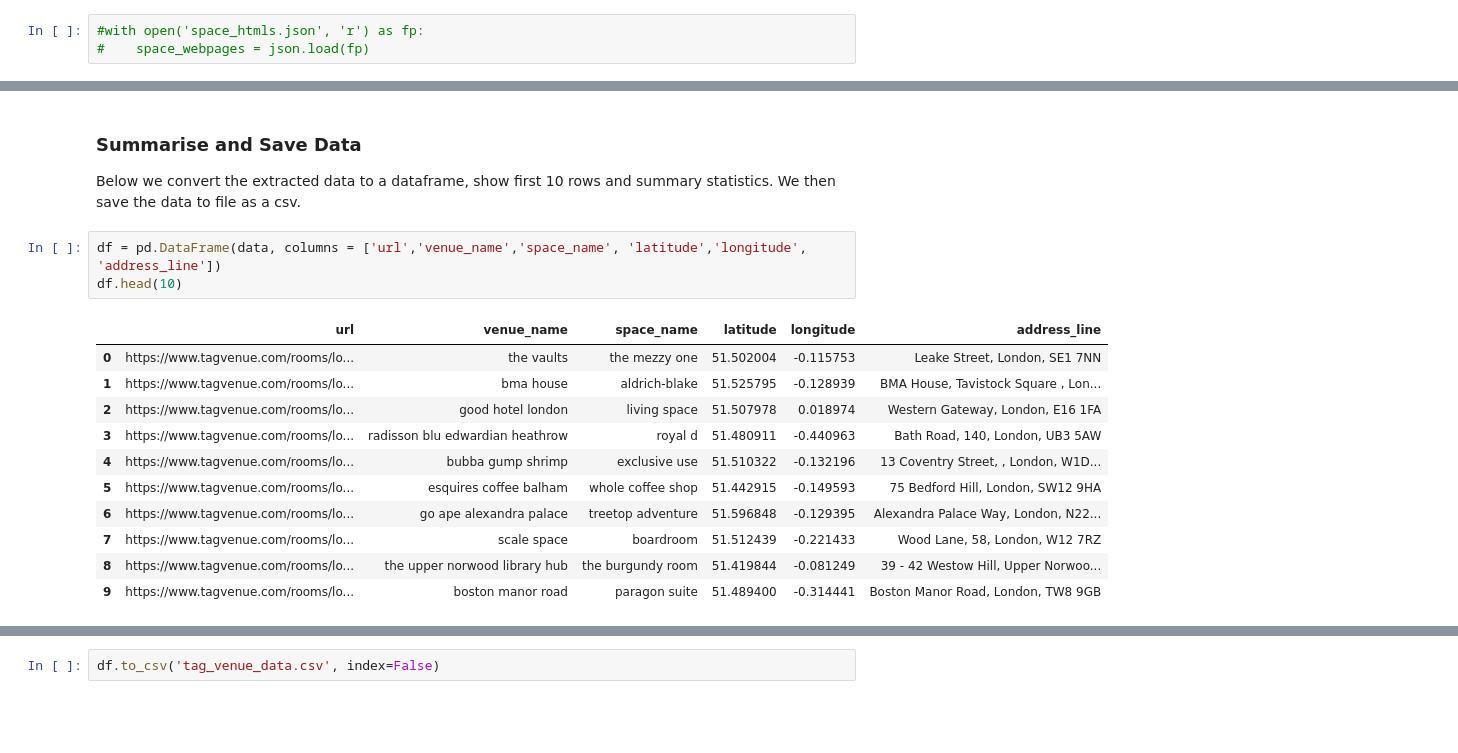
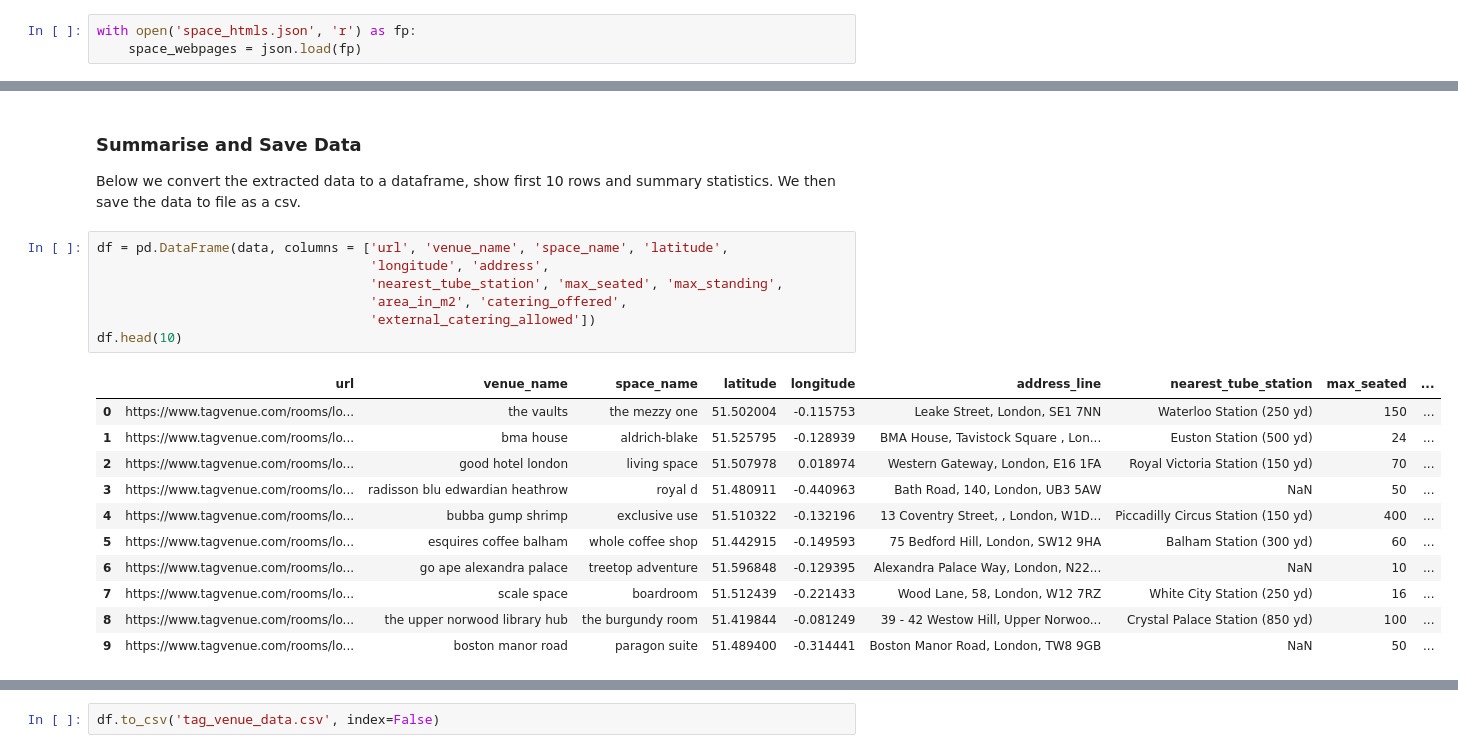
Before and after one commit to rhart-rup/London-Venue-Hire-Price-Prediction, a Jupyter notebook: Tag_Venue_Scrape.ipynb, the cells around one changed output, grey strips where cells are left out. Saved outputs shown, nothing was run; the diff lists cells and outputs as text; blank space fills up the shorter version.

Commit message:
Addded basic capacity and catering data and nearest tube

```diff
--- a/Tag_Venue_Scrape.ipynb
+++ b/Tag_Venue_Scrape.ipynb
@@ -589,8 +521,8 @@ with open('space_htmls.json', 'w') as fp:
 # %% [markdown]
 Uncomment the below code if you wush to load a saved space_htmls file
 # %%
-#with open('space_htmls.json', 'r') as fp:
-#    space_webpages = json.load(fp)
+with open('space_htmls.json', 'r') as fp:
+    space_webpages = json.load(fp)
 # %% [markdown]
 ### Extract Data From HTML
 We will use the lxml library to extract the data we want from the html code of each space's website. The extraction code below loops through each space's web page html and extracts the data.
@@ -728,20 +721,24 @@ extraction_errors[['url','error']].style.format({'url': make_clickable})
 ### Summarise and Save Data
 Below we convert the extracted data to a dataframe, show first 10 rows and summary statistics. We then save the data to file as a csv.
 # %%
-df = pd.DataFrame(data, columns = ['url','venue_name','space_name', 'latitude','longitude', 'address_line'])
+df = pd.DataFrame(data, columns = ['url', 'venue_name', 'space_name', 'latitude',
+                                   'longitude', 'address',
+                                   'nearest_tube_station', 'max_seated', 'max_standing',
+                                   'area_in_m2', 'catering_offered',
+                                   'external_catering_allowed'])
 df.head(10)
 # %% [output]
-|  | url | venue_name | space_name | latitude | longitude | address_line |
-| 0 | https://www.tagvenue.com/rooms/lo... | the vaults | the mezzy one | 51.502004 | -0.115753 | Leake Street, London, SE1 7NN |
-| 1 | https://www.tagvenue.com/rooms/lo... | bma house | aldrich-blake | 51.525795 | -0.128939 | BMA House, Tavistock Square , Lon... |
-| 2 | https://www.tagvenue.com/rooms/lo... | good hotel london | living space | 51.507978 | 0.018974 | Western Gateway, London, E16 1FA |
-| 3 | https://www.tagvenue.com/rooms/lo... | radisson blu edwardian heathrow | royal d | 51.480911 | -0.440963 | Bath Road, 140, London, UB3 5AW |
-| 4 | https://www.tagvenue.com/rooms/lo... | bubba gump shrimp | exclusive use | 51.510322 | -0.132196 | 13 Coventry Street, , London, W1D... |
-| 5 | https://www.tagvenue.com/rooms/lo... | esquires coffee balham | whole coffee shop | 51.442915 | -0.149593 | 75 Bedford Hill, London, SW12 9HA |
-| 6 | https://www.tagvenue.com/rooms/lo... | go ape alexandra palace | treetop adventure | 51.596848 | -0.129395 | Alexandra Palace Way, London, N22... |
-| 7 | https://www.tagvenue.com/rooms/lo... | scale space | boardroom | 51.512439 | -0.221433 | Wood Lane, 58, London, W12 7RZ |
-| 8 | https://www.tagvenue.com/rooms/lo... | the upper norwood library hub | the burgundy room | 51.419844 | -0.081249 | 39 - 42 Westow Hill, Upper Norwoo... |
-| 9 | https://www.tagvenue.com/rooms/lo... | boston manor road | paragon suite | 51.489400 | -0.314441 | Boston Manor Road, London, TW8 9GB |
+|  | url | venue_name | space_name | latitude | longitude | address_line | nearest_tube_station | max_seated | ... |
+| 0 | https://www.tagvenue.com/rooms/lo... | the vaults | the mezzy one | 51.502004 | -0.115753 | Leake Street, London, SE1 7NN | Waterloo Station (250 yd) | 150 | ... |
+| 1 | https://www.tagvenue.com/rooms/lo... | bma house | aldrich-blake | 51.525795 | -0.128939 | BMA House, Tavistock Square , Lon... | Euston Station (500 yd) | 24 | ... |
+| 2 | https://www.tagvenue.com/rooms/lo... | good hotel london | living space | 51.507978 | 0.018974 | Western Gateway, London, E16 1FA | Royal Victoria Station (150 yd) | 70 | ... |
+| 3 | https://www.tagvenue.com/rooms/lo... | radisson blu edwardian heathrow | royal d | 51.480911 | -0.440963 | Bath Road, 140, London, UB3 5AW | NaN | 50 | ... |
+| 4 | https://www.tagvenue.com/rooms/lo... | bubba gump shrimp | exclusive use | 51.510322 | -0.132196 | 13 Coventry Street, , London, W1D... | Piccadilly Circus Station (150 yd) | 400 | ... |
+| 5 | https://www.tagvenue.com/rooms/lo... | esquires coffee balham | whole coffee shop | 51.442915 | -0.149593 | 75 Bedford Hill, London, SW12 9HA | Balham Station (300 yd) | 60 | ... |
+| 6 | https://www.tagvenue.com/rooms/lo... | go ape alexandra palace | treetop adventure | 51.596848 | -0.129395 | Alexandra Palace Way, London, N22... | NaN | 10 | ... |
+| 7 | https://www.tagvenue.com/rooms/lo... | scale space | boardroom | 51.512439 | -0.221433 | Wood Lane, 58, London, W12 7RZ | White City Station (250 yd) | 16 | ... |
+| 8 | https://www.tagvenue.com/rooms/lo... | the upper norwood library hub | the burgundy room | 51.419844 | -0.081249 | 39 - 42 Westow Hill, Upper Norwoo... | Crystal Palace Station (850 yd) | 100 | ... |
+| 9 | https://www.tagvenue.com/rooms/lo... | boston manor road | paragon suite | 51.489400 | -0.314441 | Boston Manor Road, London, TW8 9GB | NaN | 50 | ... |
 # %%
 df.describe(include='all')
 # %% [output]
```
Also changed, not shown: parts of 25 cells of this notebook.
